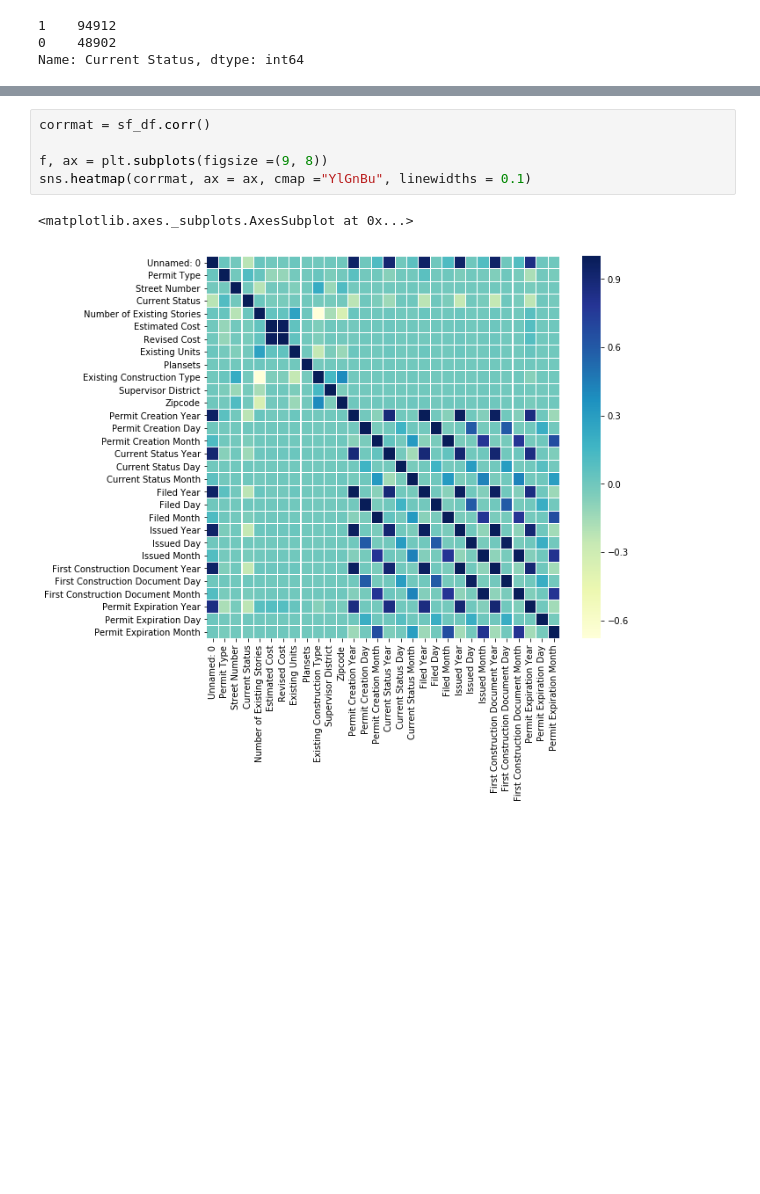
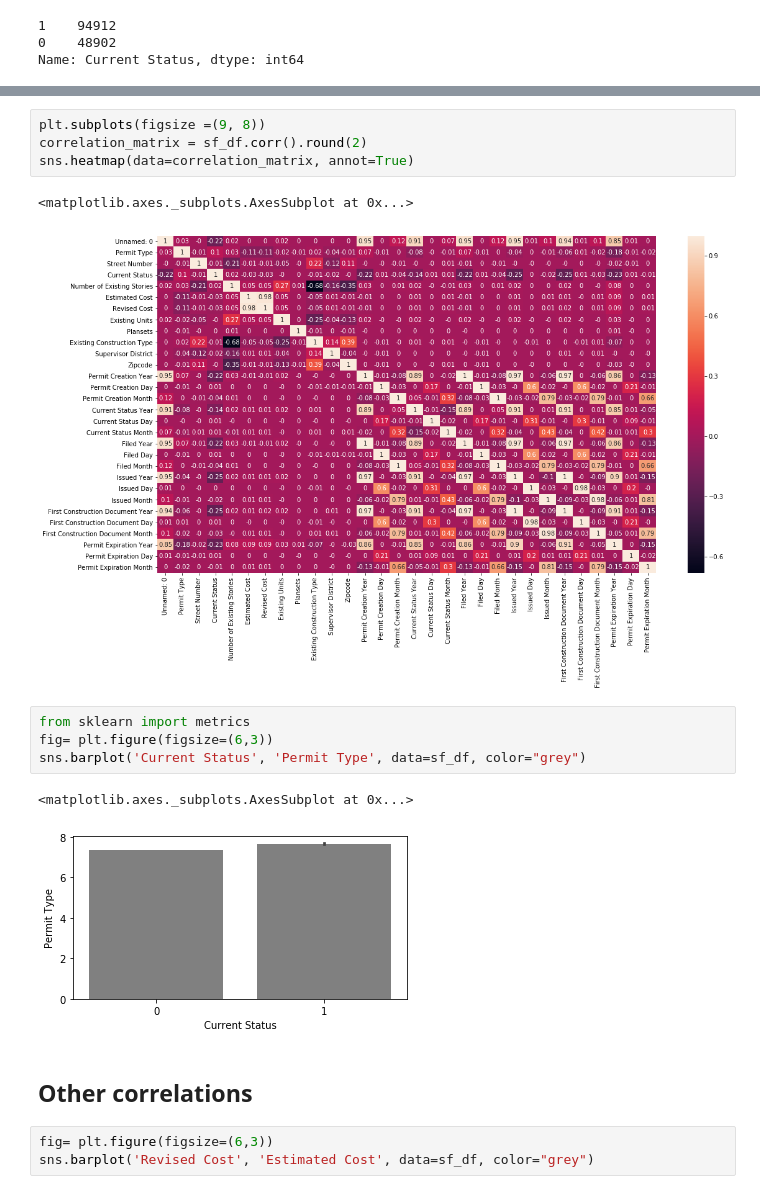
Before and after one commit to LuckyStrike357/atit2_assignment2, a Jupyter notebook: B Permits Exploration .ipynb, the cells around one changed output, grey strips where cells are left out. Saved outputs shown, nothing was run; the diff lists cells and outputs as text; blank space fills up the shorter version.

```diff
--- a/B Permits Exploration .ipynb
+++ b/B Permits Exploration .ipynb
@@ -133,11 +165,22 @@ correlation_matrix.style.background_gradient(cmap='coolwarm')
 | Permit Expiration Year | 0.85 | -0.18 | -0.02 | -0.23 | 0.08 | 0.09 | ... |
 | Permit Expiration Day | 0.01 | -0.01 | -0.01 | 0.01 | 0 | 0 | ... |
 | Permit Expiration Month | 0 | -0.02 | 0 | -0.01 | 0 | 0.01 | ... |
-# %%
-corrmat = sf_df.corr()
-
-f, ax = plt.subplots(figsize =(9, 8))
-sns.heatmap(corrmat, ax = ax, cmap ="YlGnBu", linewidths = 0.1)
-# %% [output]
-<matplotlib.axes._subplots.AxesSubplot at 0x...>
-[figure, removed]
+# %%
+plt.subplots(figsize =(9, 8))
+correlation_matrix = sf_df.corr().round(2)
+sns.heatmap(data=correlation_matrix, annot=True)
+# %% [output]
+<matplotlib.axes._subplots.AxesSubplot at 0x...>
+[figure, added]
+# %%
+from sklearn import metrics
+fig= plt.figure(figsize=(6,3))
+sns.barplot('Current Status', 'Permit Type', data=sf_df, color="grey")
+# %% [output]
+<matplotlib.axes._subplots.AxesSubplot at 0x...>
+[figure, added]
+# %% [markdown]
+## Other correlations
+# %%
+fig= plt.figure(figsize=(6,3))
+sns.barplot('Revised Cost', 'Estimated Cost', data=sf_df, color="grey")
```
Also changed, not shown: parts of 9 cells of this notebook, 1 other file.
